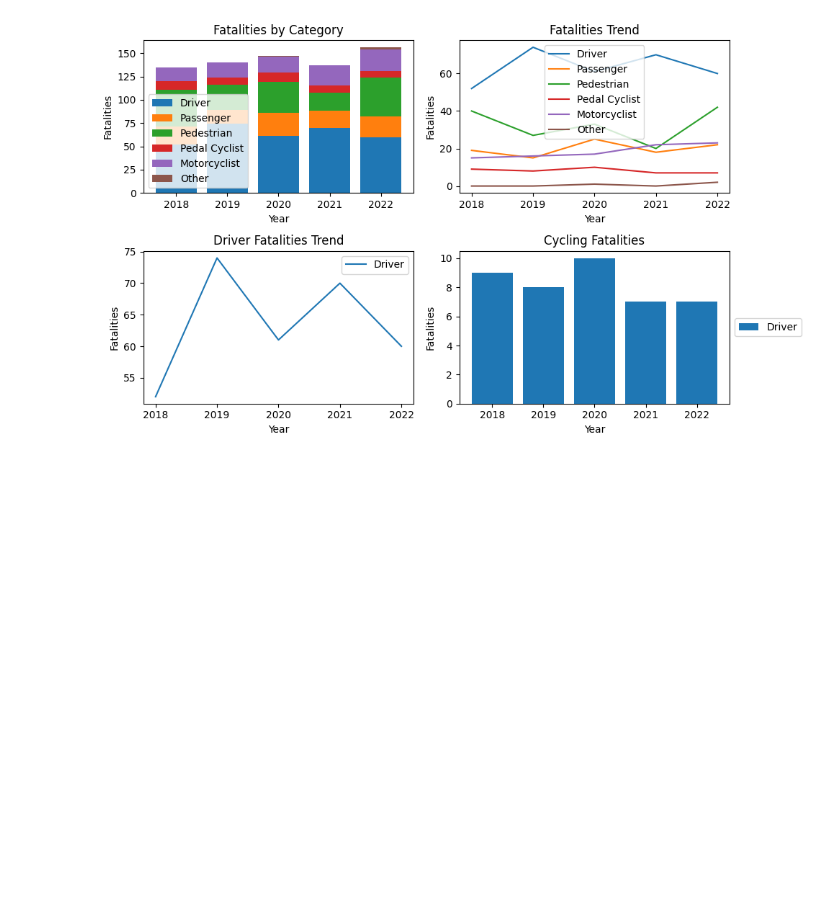
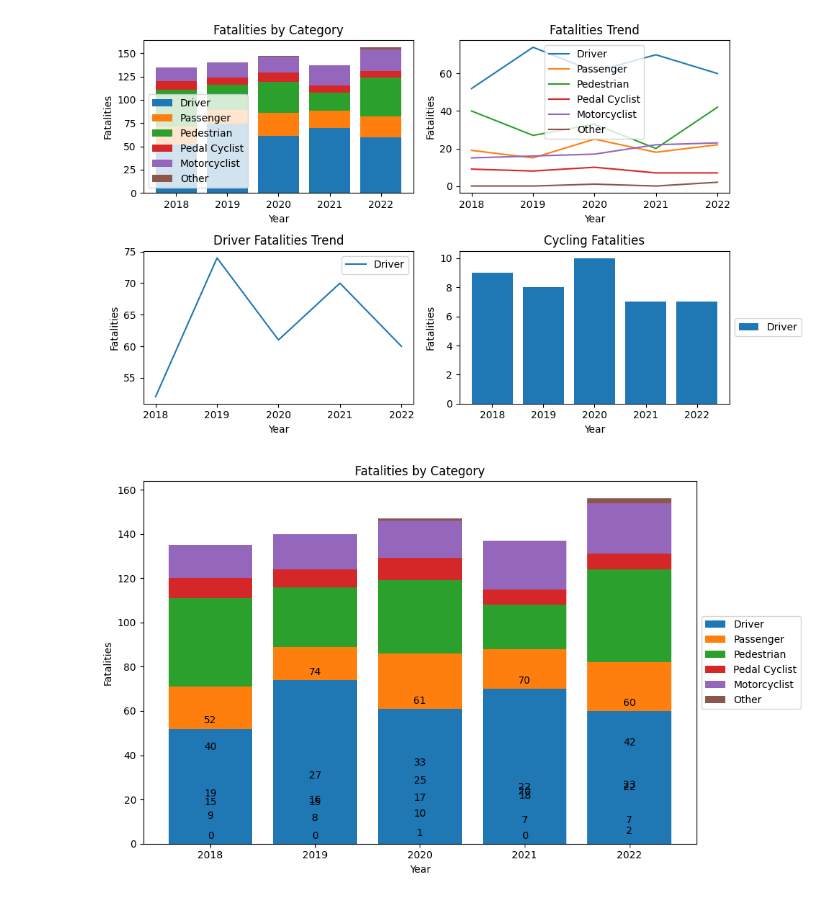
Before and after one commit to RafaelNovais/MasterAI, a Jupyter notebook: RSA_Traffic_Fatalities.ipynb, the cells around one changed output. Cells and saved outputs as stored; diff of their text form; code cells hidden in the pictures; blank space fills up the shorter version.

```diff
--- a/RSA_Traffic_Fatalities.ipynb
+++ b/RSA_Traffic_Fatalities.ipynb
@@ -144,3 +138,43 @@ plt.tight_layout()
 plt.show()
 # %% [output]
 [figure]
+# %%
+import pandas as pd
+import matplotlib.pyplot as plt
+
+# Step 1: Read data from CSV into a DataFrame
+data = pd.read_csv('/content/drive/MyDrive/Colab Notebooks/RSA_Traffic_Fatalities.csv')
+# Extract category names and years
+categories = data['Category']
+years = data.columns[1:]  # Skip the first column which contains category names
+
+# Step 2: Extract relevant information
+fatalities_data = data.iloc[:, 1:].values.astype(int)
+
+# Step 3: Create the plot
+plt.figure(figsize=(10, 6))
+
+# Plot all categories with respective colors and value labels
+ax = plt.gca()
+bottom = None
+for i, category in enumerate(categories):
+    bars = plt.bar(years, fatalities_data[i], bottom=bottom, label=category)
+    bottom = fatalities_data[i] if bottom is None else bottom + fatalities_data[i]
+    for bar in bars:
+        height = bar.get_height()
+        ax.annotate(f'{height:.0f}', (bar.get_x() + bar.get_width() / 2, height),
+                    ha='center', va='bottom', xytext=(0, 3), textcoords='offset points')
+
+plt.title('Fatalities by Category')
+plt.xlabel('Year')
+plt.ylabel('Fatalities')
+
+# Add legend for all categories with respective colors
+plt.legend(categories, loc='center left', bbox_to_anchor=(1, 0.5))
+
+plt.tight_layout()
+
+# Step 4: Show the plot
+plt.show()
+# %% [output]
+[figure, added]
```
Also changed, not shown: parts of 1 cell of this notebook.
